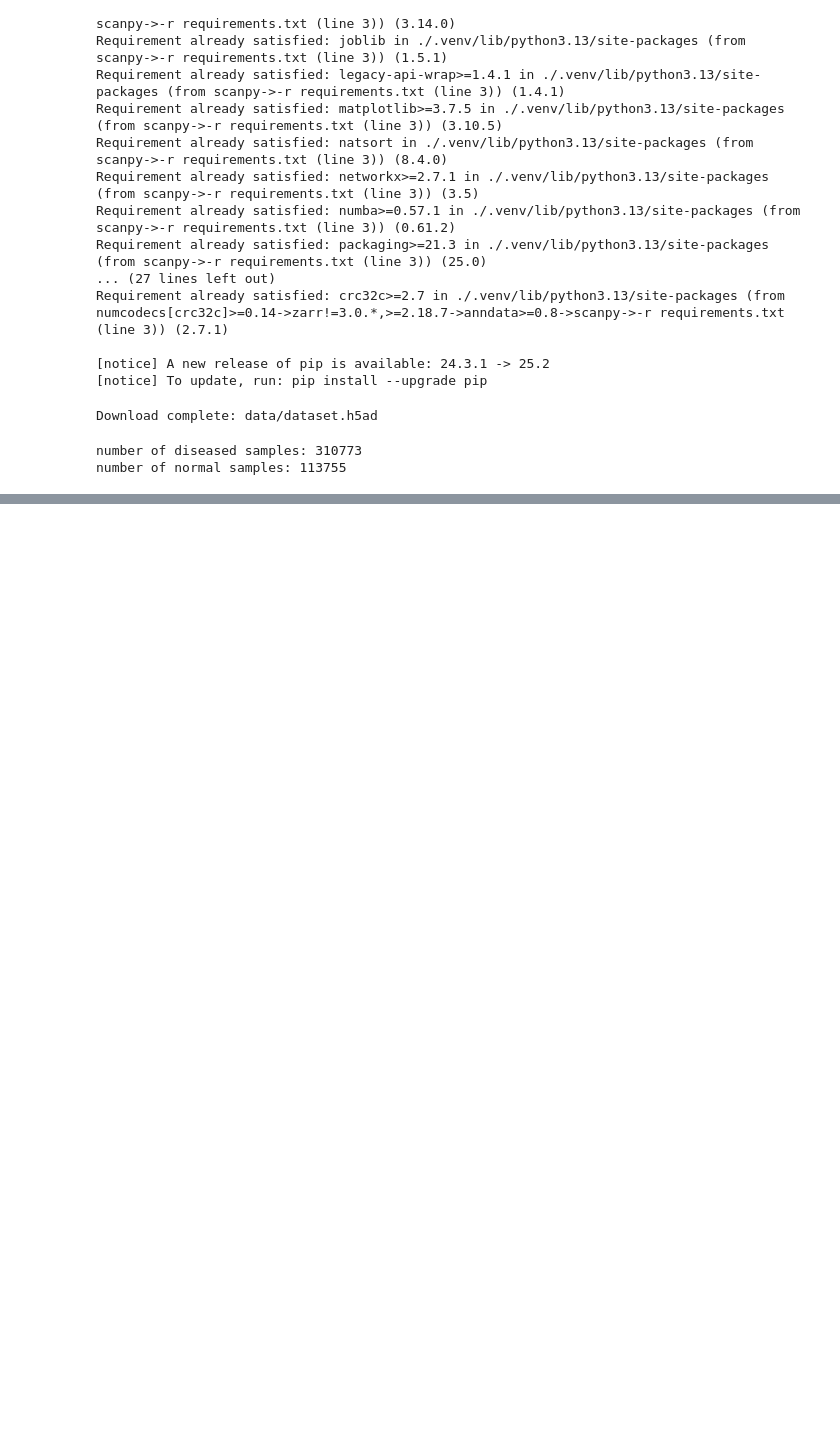
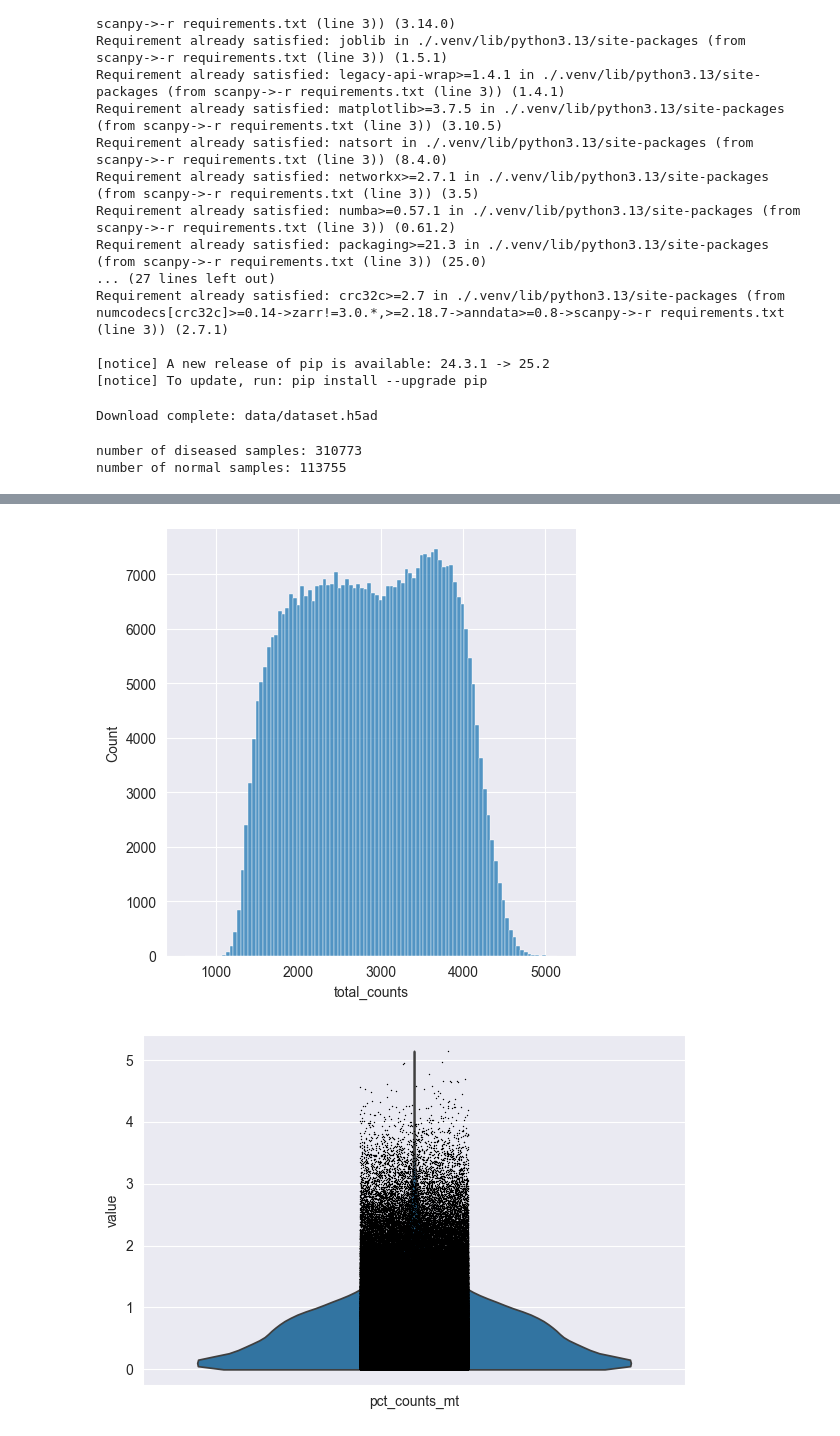
Before and after one commit to Shaunakm07/Single-Cell-Alzheimers, a Jupyter notebook: download_data.ipynb, the cells around one changed output, grey strips where cells are left out. Saved outputs shown, nothing was run; the diff lists cells and outputs as text; code cells hidden in the pictures; blank space fills up the shorter version.

```diff
--- a/download_data.ipynb
+++ b/download_data.ipynb
@@ -109,0 +123,10 @@ sc.tl.umap(adata)
+# %%
+import seaborn as sns
+
+p1 = sns.displot(adata.obs["total_counts"], bins=100, kde=False)
+# sc.pl.violin(adata, 'total_counts')
+p2 = sc.pl.violin(adata, "pct_counts_mt")
+p3 = sc.pl.scatter(adata, "total_counts", "n_genes", color='pct_counts_mt')
+# %% [output]
+[figure, added]
+[figure, added]
```
Also changed, not shown: parts of 20 cells of this notebook.
